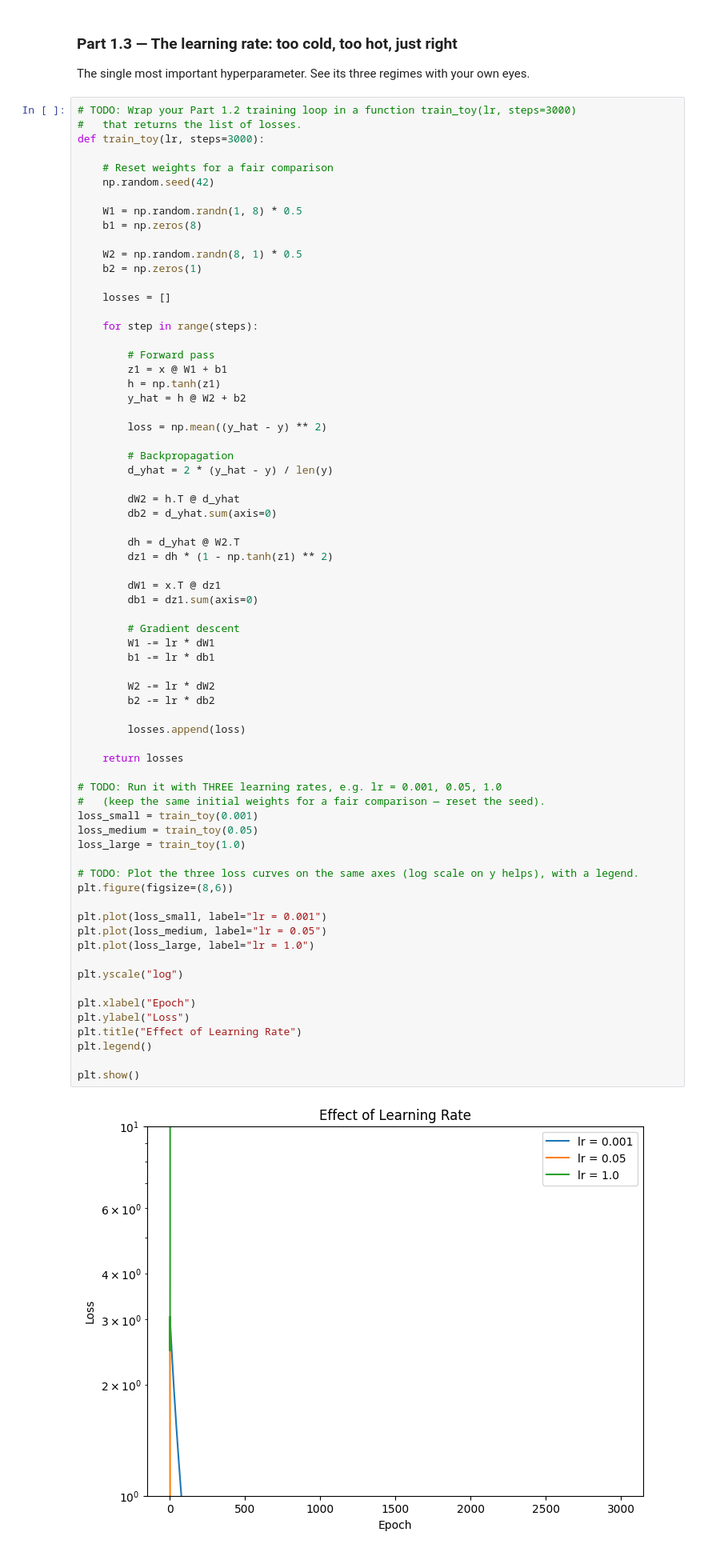
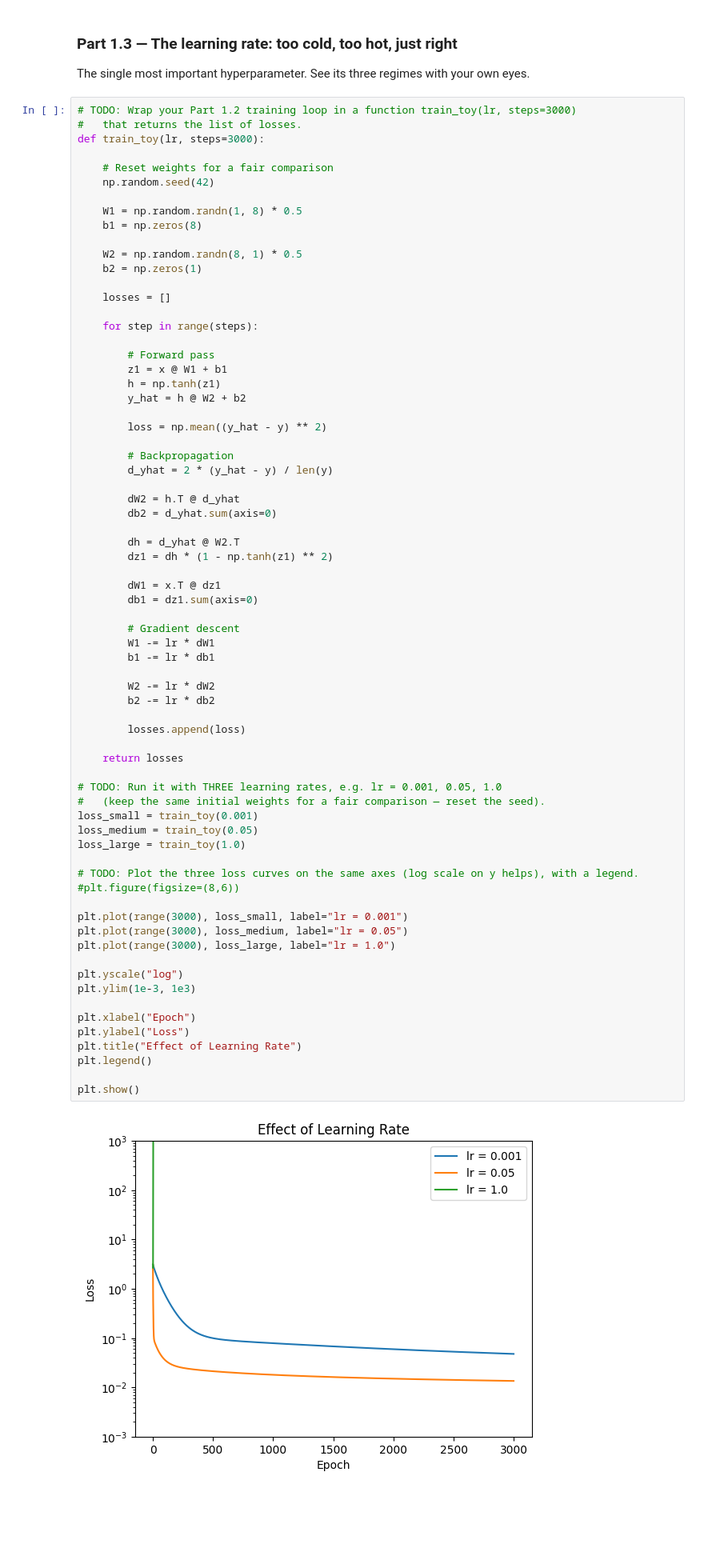
Before and after one commit to victoriabrowwn/lab---3, a Jupyter notebook: Lab_3.ipynb, the cells around one changed output. Shown at 80% size. Cells and saved outputs as stored; diff of their text form; blank space fills up the shorter version.

```diff
--- a/Lab_3.ipynb
+++ b/Lab_3.ipynb
@@ -328,35 +328,36 @@ def train_toy(lr, steps=3000):
 
         # Gradient descent
         W1 -= lr * dW1
         b1 -= lr * db1
 
         W2 -= lr * dW2
         b2 -= lr * db2
 
         losses.append(loss)
 
     return losses
 
 # TODO: Run it with THREE learning rates, e.g. lr = 0.001, 0.05, 1.0
 #   (keep the same initial weights for a fair comparison — reset the seed).
 loss_small = train_toy(0.001)
 loss_medium = train_toy(0.05)
 loss_large = train_toy(1.0)
 
 # TODO: Plot the three loss curves on the same axes (log scale on y helps), with a legend.
-plt.figure(figsize=(8,6))
+#plt.figure(figsize=(8,6))
 
-plt.plot(loss_small, label="lr = 0.001")
-plt.plot(loss_medium, label="lr = 0.05")
-plt.plot(loss_large, label="lr = 1.0")
+plt.plot(range(3000), loss_small, label="lr = 0.001")
+plt.plot(range(3000), loss_medium, label="lr = 0.05")
+plt.plot(range(3000), loss_large, label="lr = 1.0")
 
 plt.yscale("log")
+plt.ylim(1e-3, 1e3)
 
 plt.xlabel("Epoch")
 plt.ylabel("Loss")
 plt.title("Effect of Learning Rate")
 plt.legend()
 
 plt.show()
 # %% [output]
-[figure, old version]
+[figure, new version]
```
Also changed, not shown: parts of 3 cells of this notebook.
